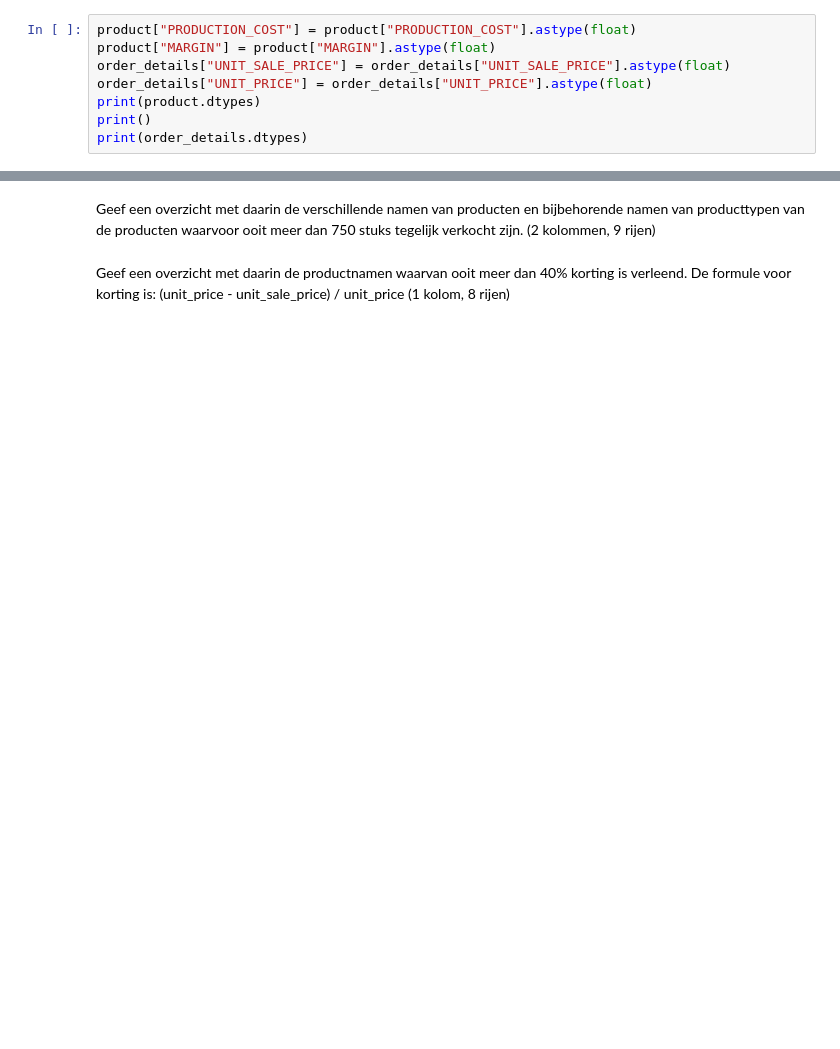
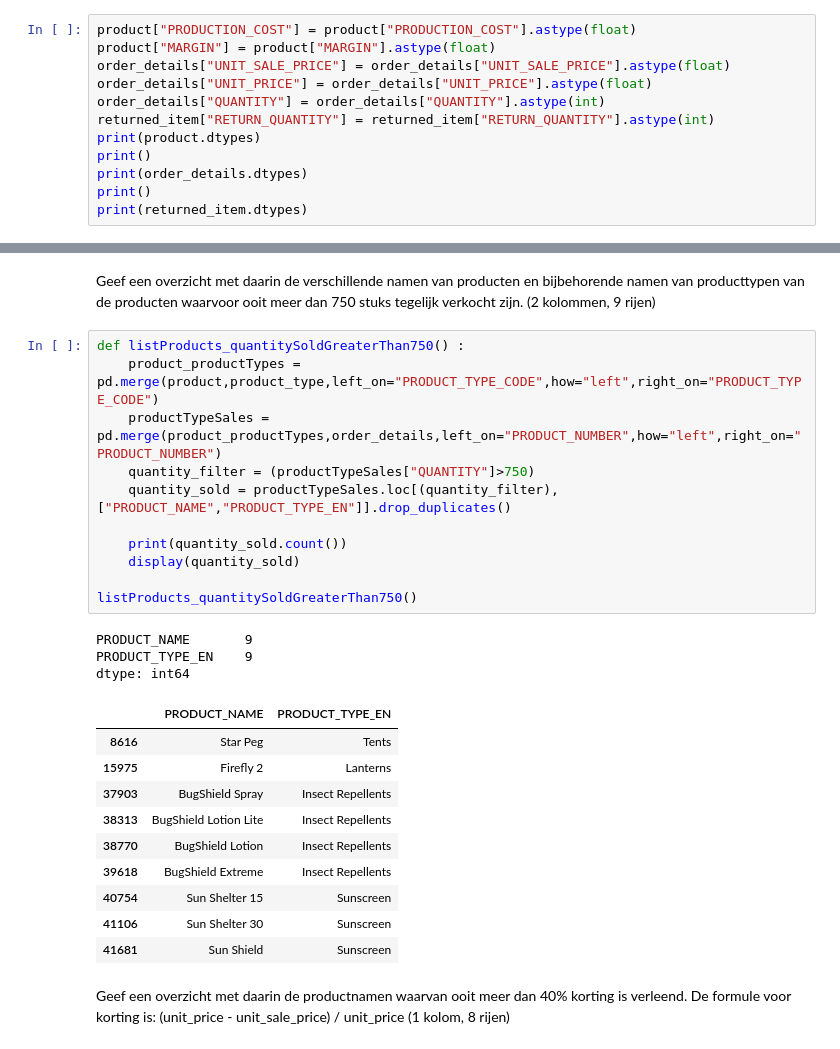
Before and after one commit to DKnightAnon/DEDS_repository, a Jupyter notebook: Practicum_2.3_Opdrachten.ipynb, the cells around one changed output, grey strips where cells are left out. Saved outputs shown, nothing was run; the diff lists cells and outputs as text; blank space fills up the shorter version.

```diff
--- a/Practicum_2.3_Opdrachten.ipynb
+++ b/Practicum_2.3_Opdrachten.ipynb
@@ -99,9 +99,13 @@ product["PRODUCTION_COST"] = product["PRODUCTION_COST"].astype(float)
 product["MARGIN"] = product["MARGIN"].astype(float)
 order_details["UNIT_SALE_PRICE"] = order_details["UNIT_SALE_PRICE"].astype(float)
 order_details["UNIT_PRICE"] = order_details["UNIT_PRICE"].astype(float)
+order_details["QUANTITY"] = order_details["QUANTITY"].astype(int)
+returned_item["RETURN_QUANTITY"] = returned_item["RETURN_QUANTITY"].astype(int)
 print(product.dtypes)
 print()
 print(order_details.dtypes)
+print()
+print(returned_item.dtypes)
 # %% [output]
 PRODUCT_NUMBER        object
 INTRODUCTION_DATE     object
@@ -449,4 +477,29 @@ Geef een overzicht met daarin van de verkopers hun functie en indien zij iets he
 # %% [markdown]
 Geef een overzicht met daarin de verschillende namen van producten en bijbehorende namen van producttypen van de producten waarvoor ooit meer dan 750 stuks tegelijk verkocht zijn. (2 kolommen, 9 rijen)
+# %%
+def listProducts_quantitySoldGreaterThan750() :
+    product_productTypes = pd.merge(product,product_type,left_on="PRODUCT_TYPE_CODE",how="left",right_on="PRODUCT_TYPE_CODE")
+    productTypeSales = pd.merge(product_productTypes,order_details,left_on="PRODUCT_NUMBER",how="left",right_on="PRODUCT_NUMBER")
+    quantity_filter = (productTypeSales["QUANTITY"]>750)
+    quantity_sold = productTypeSales.loc[(quantity_filter),["PRODUCT_NAME","PRODUCT_TYPE_EN"]].drop_duplicates()
+
+    print(quantity_sold.count())
+    display(quantity_sold)
+
+listProducts_quantitySoldGreaterThan750()
+# %% [output]
+PRODUCT_NAME       9
+PRODUCT_TYPE_EN    9
+dtype: int64
+|  | PRODUCT_NAME | PRODUCT_TYPE_EN |
+| 8616 | Star Peg | Tents |
+| 15975 | Firefly 2 | Lanterns |
+| 37903 | BugShield Spray | Insect Repellents |
+| 38313 | BugShield Lotion Lite | Insect Repellents |
+| 38770 | BugShield Lotion | Insect Repellents |
+| 39618 | BugShield Extreme | Insect Repellents |
+| 40754 | Sun Shelter 15 | Sunscreen |
+| 41106 | Sun Shelter 30 | Sunscreen |
+| 41681 | Sun Shield | Sunscreen |
 # %% [markdown]
 Geef een overzicht met daarin de productnamen waarvan ooit meer dan 40% korting is verleend. De formule voor korting is: (unit_price - unit_sale_price) / unit_price (1 kolom, 8 rijen)
```
Also changed, not shown: parts of 6 cells of this notebook.
